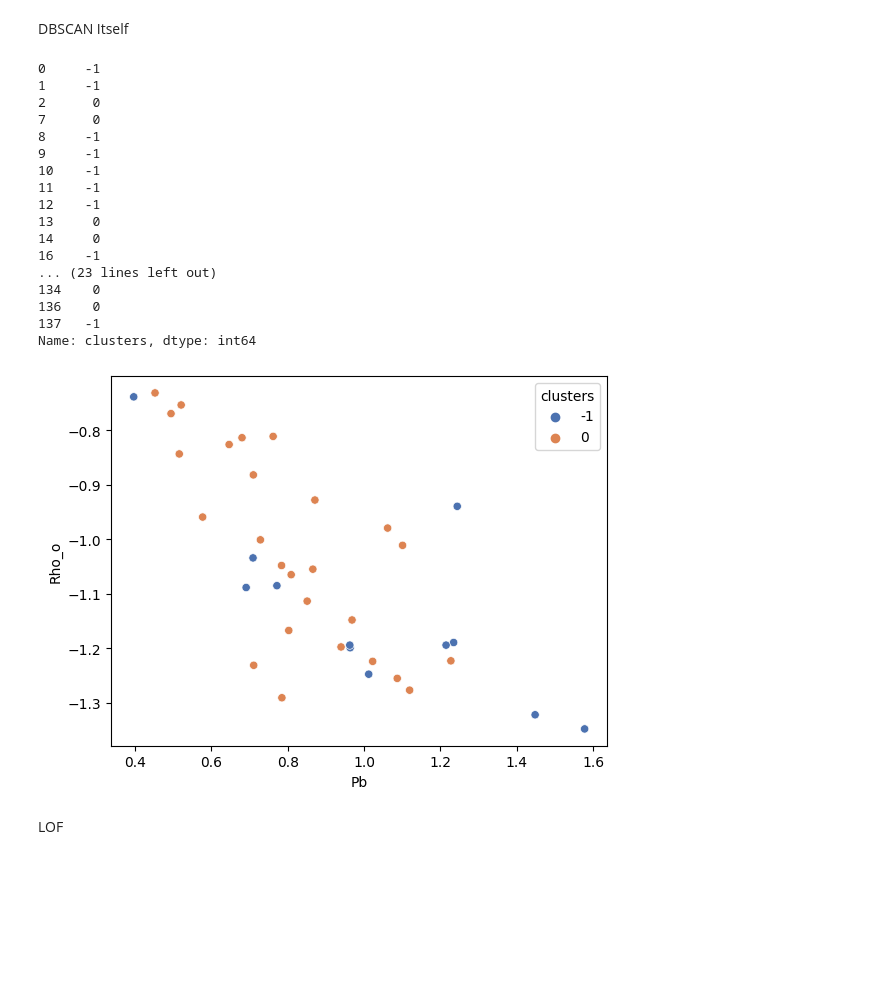
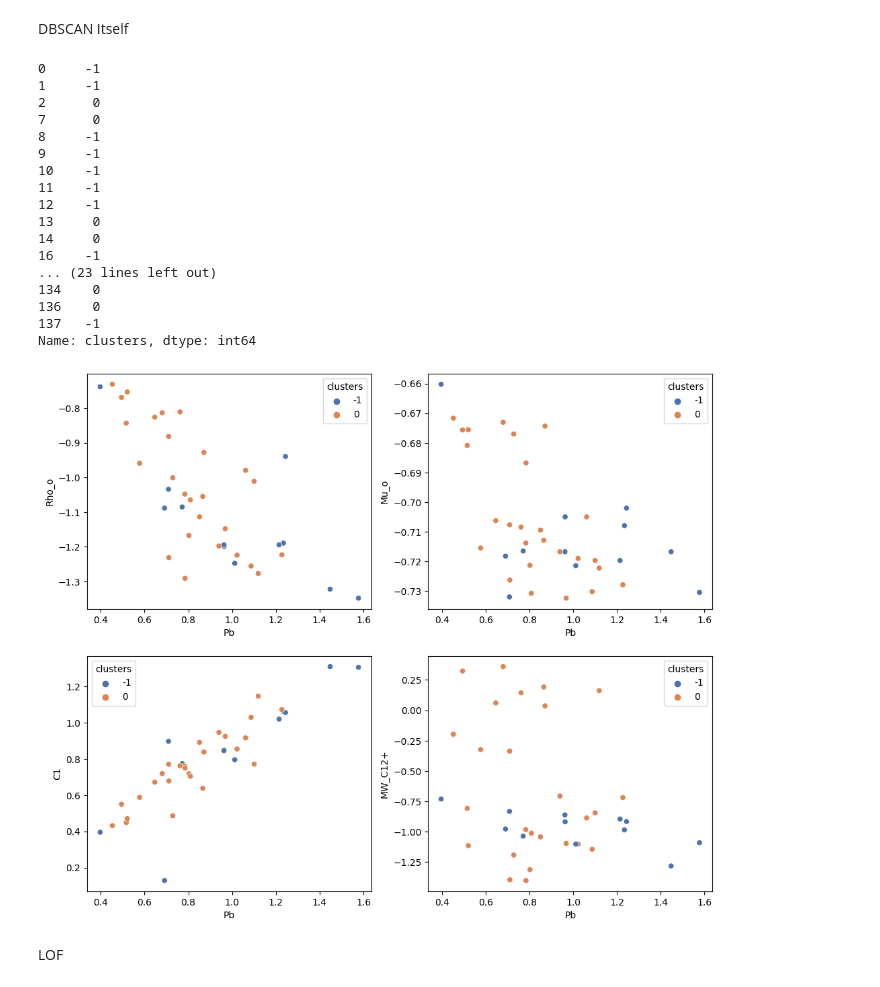
Before and after one commit to Mahdimamara/PVT, a Jupyter notebook: PVT.ipynb, the cells around one changed output. Saved outputs shown, nothing was run; the diff lists cells and outputs as text; code cells hidden in the pictures; blank space fills up the shorter version.

```diff
--- a/PVT.ipynb
+++ b/PVT.ipynb
@@ -189,37 +213,59 @@ def DBSCANN(Data, eps, min_sam):
     #data['clusters']=DB
     Group_by_mean=Data.groupby(by='clusters').mean()
     #print(Group_by_mean)
+
+    plt.figure(figsize = (12, 10))
+    ax1 = plt.subplot(2,2,1)
     sns.scatterplot(data=Data, x='Pb', y="Rho_o", hue = 'clusters', palette="deep")
+    plt.xlabel('Pb')
+    plt.ylabel('Rho_o')
+
+
+    ax2 = plt.subplot(2,2,2)
+    sns.scatterplot(data=Data, x='Pb', y="Mu_o", hue = 'clusters', palette="deep")
+    plt.xlabel('Pb')
+    plt.ylabel('Mu_o')
+
+    ax3 = plt.subplot(2,2,3)
+    sns.scatterplot(data=Data, x='Pb', y="C1", hue = 'clusters', palette="deep")
+    plt.xlabel('Pb')
+    plt.ylabel('C1')
+
+    ax4 = plt.subplot(2,2,4)
+    sns.scatterplot(data=Data, x='Pb', y="MW_C12+", hue = 'clusters', palette="deep")
+    plt.xlabel('Pb')
+    plt.ylabel('MW_C12+')
     plt.show()
+
     #sns.pairplot(FAH, hue = 'clusters')
     #plt.show()
     return
 
 #DBSCANN(COMP2, 2, 6)
 DBSCANN(FAH2, 2, 6)
 #DBSCANN(ILM2, 2, 6)
 #DBSCANN(SAR2, 2, 6)
 #DBSCANN(GAD2, 2, 6)
 #DBSCANN(KZH2, 2, 6)
 # %% [output]
 0     -1
 1     -1
 2      0
 7      0
 8     -1
 9     -1
 10    -1
 11    -1
 12    -1
 13     0
 14     0
 16    -1
 ... (23 lines left out)
 134    0
 136    0
 137   -1
 Name: clusters, dtype: int64
-[figure, old version]
+[figure, new version]
 # %% [markdown]
 LOF
 # %%
```
Also changed, not shown: parts of 3 cells of this notebook.
